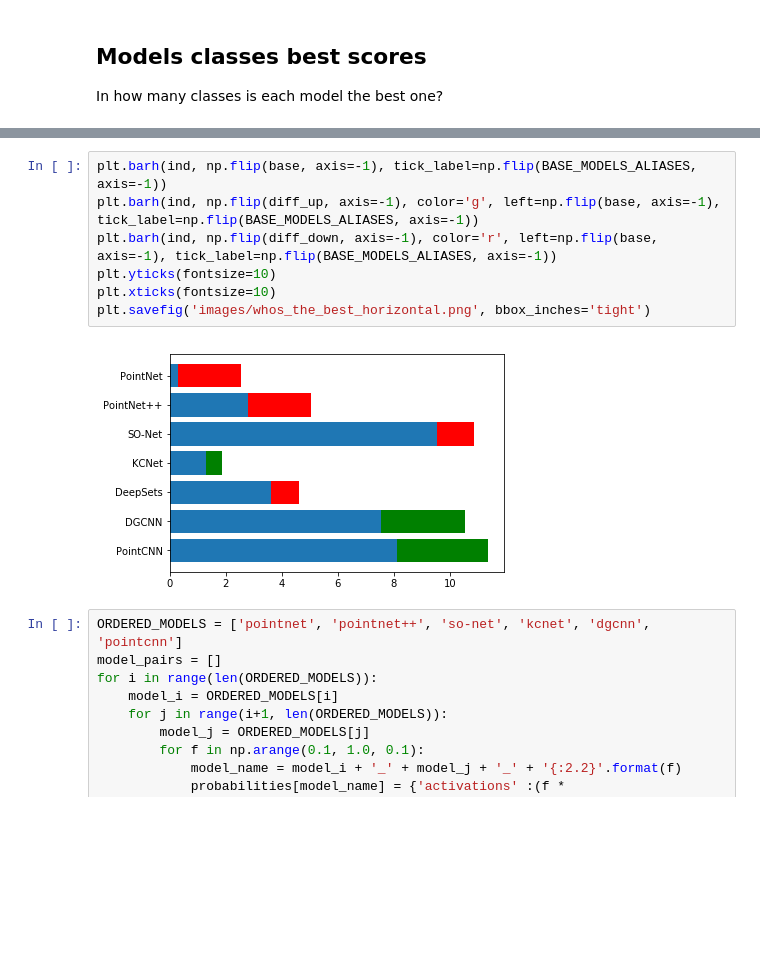
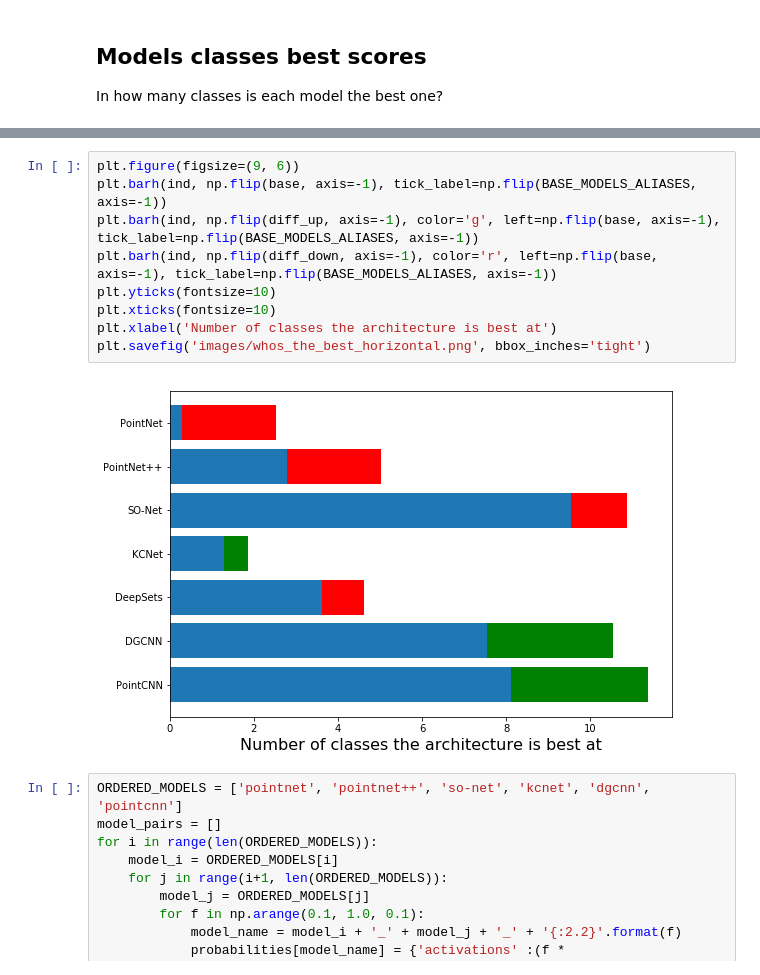
Before and after one commit to dkoguciuk/ensemble_learning_for_point_clouds, a Jupyter notebook: analysis.ipynb, the cells around one changed output, grey strips where cells are left out. Drawn from its saved outputs; the diff is of its cells as text; blank space fills up the shorter version.

```diff
--- a/analysis.ipynb
+++ b/analysis.ipynb
@@ -584,12 +601,14 @@ plt.savefig('images/whos_the_best.png', bbox_inches='tight')
 # %%
+plt.figure(figsize=(9, 6))
 plt.barh(ind, np.flip(base, axis=-1), tick_label=np.flip(BASE_MODELS_ALIASES, axis=-1))
 plt.barh(ind, np.flip(diff_up, axis=-1), color='g', left=np.flip(base, axis=-1), tick_label=np.flip(BASE_MODELS_ALIASES, axis=-1))
 plt.barh(ind, np.flip(diff_down, axis=-1), color='r', left=np.flip(base, axis=-1), tick_label=np.flip(BASE_MODELS_ALIASES, axis=-1))
 plt.yticks(fontsize=10)
 plt.xticks(fontsize=10)
+plt.xlabel('Number of classes the architecture is best at')
 plt.savefig('images/whos_the_best_horizontal.png', bbox_inches='tight')
 # %% [output]
-[figure, old version]
+[figure, new version]
 # %%
 ORDERED_MODELS = ['pointnet', 'pointnet++', 'so-net', 'kcnet', 'dgcnn', 'pointcnn']
 model_pairs = []
```
Also changed, not shown: parts of 9 cells of this notebook, 7 other files.
